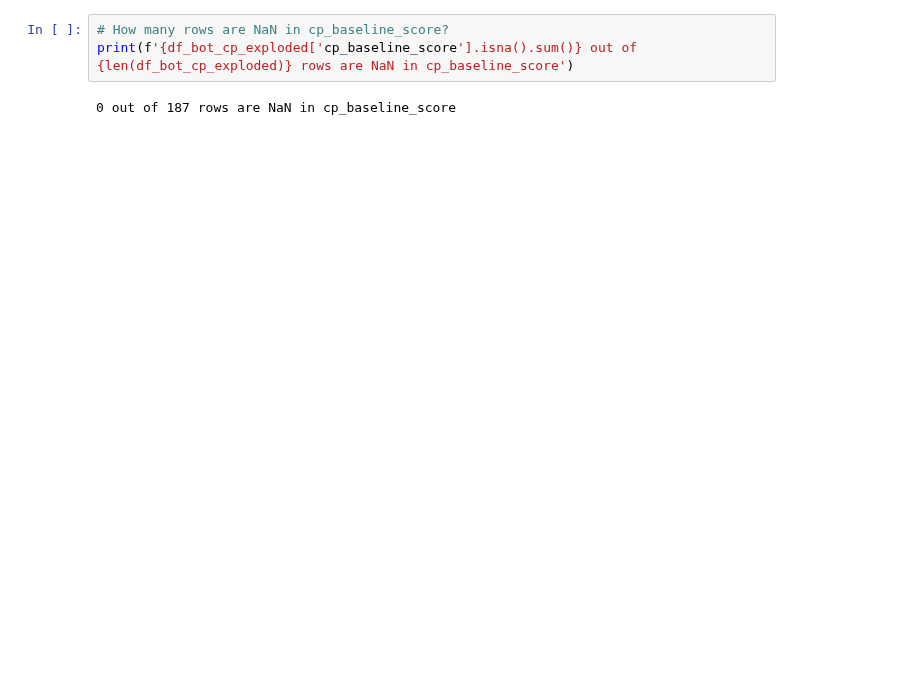
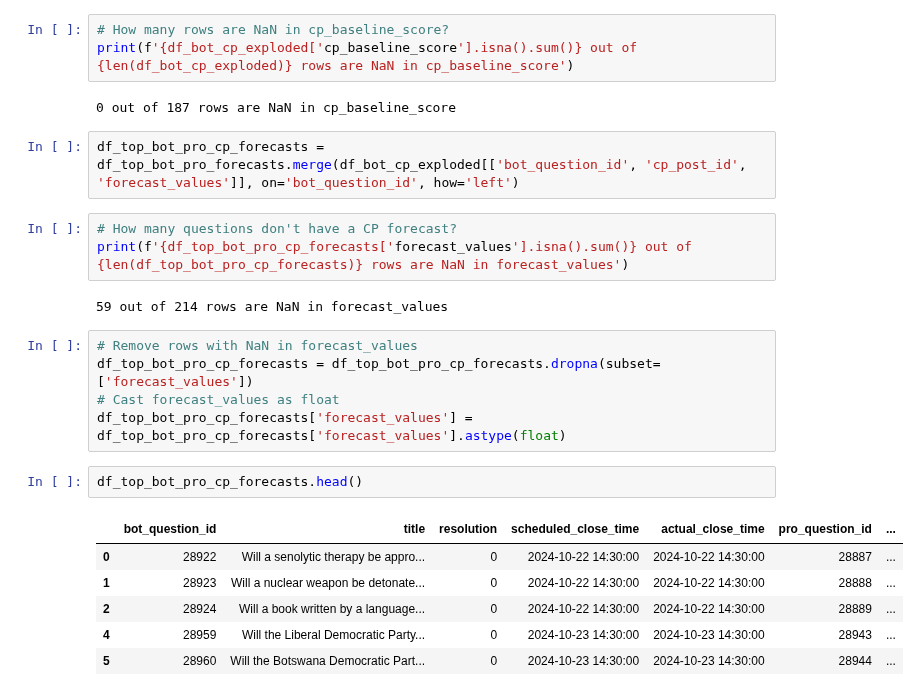
Before and after one commit to Metaculus/aib-analysis, a Jupyter notebook: Copy_of_AI_BENCHMARKING_LEADERBOARDS.ipynb, the cells around one changed output. Drawn from its saved outputs; the diff is of its cells as text; blank space fills up the shorter version.

```diff
--- a/Copy_of_AI_BENCHMARKING_LEADERBOARDS.ipynb
+++ b/Copy_of_AI_BENCHMARKING_LEADERBOARDS.ipynb
@@ -2495,3 +2495,24 @@ df_bot_cp_exploded.head()
 print(f'{df_bot_cp_exploded['cp_baseline_score'].isna().sum()} out of {len(df_bot_cp_exploded)} rows are NaN in cp_baseline_score')
 # %% [output]
 0 out of 187 rows are NaN in cp_baseline_score
+# %%
+df_top_bot_pro_cp_forecasts = df_top_bot_pro_forecasts.merge(df_bot_cp_exploded[['bot_question_id', 'cp_post_id', 'forecast_values']], on='bot_question_id', how='left')
+# %%
+# How many questions don't have a CP forecast?
+print(f'{df_top_bot_pro_cp_forecasts['forecast_values'].isna().sum()} out of {len(df_top_bot_pro_cp_forecasts)} rows are NaN in forecast_values')
+# %% [output]
+59 out of 214 rows are NaN in forecast_values
+# %%
+# Remove rows with NaN in forecast_values
+df_top_bot_pro_cp_forecasts = df_top_bot_pro_cp_forecasts.dropna(subset=['forecast_values'])
+# Cast forecast_values as float
+df_top_bot_pro_cp_forecasts['forecast_values'] = df_top_bot_pro_cp_forecasts['forecast_values'].astype(float)
+# %%
+df_top_bot_pro_cp_forecasts.head()
+# %% [output]
+|  | bot_question_id | title | resolution | scheduled_close_time | actual_close_time | pro_question_id | ... |
+| 0 | 28922 | Will a senolytic therapy be appro... | 0 | 2024-10-22 14:30:00 | 2024-10-22 14:30:00 | 28887 | ... |
+| 1 | 28923 | Will a nuclear weapon be detonate... | 0 | 2024-10-22 14:30:00 | 2024-10-22 14:30:00 | 28888 | ... |
+| 2 | 28924 | Will a book written by a language... | 0 | 2024-10-22 14:30:00 | 2024-10-22 14:30:00 | 28889 | ... |
+| 4 | 28959 | Will the Liberal Democratic Party... | 0 | 2024-10-23 14:30:00 | 2024-10-23 14:30:00 | 28943 | ... |
+| 5 | 28960 | Will the Botswana Democratic Part... | 0 | 2024-10-23 14:30:00 | 2024-10-23 14:30:00 | 28944 | ... |
```
Also changed, not shown: parts of 4 cells of this notebook.
